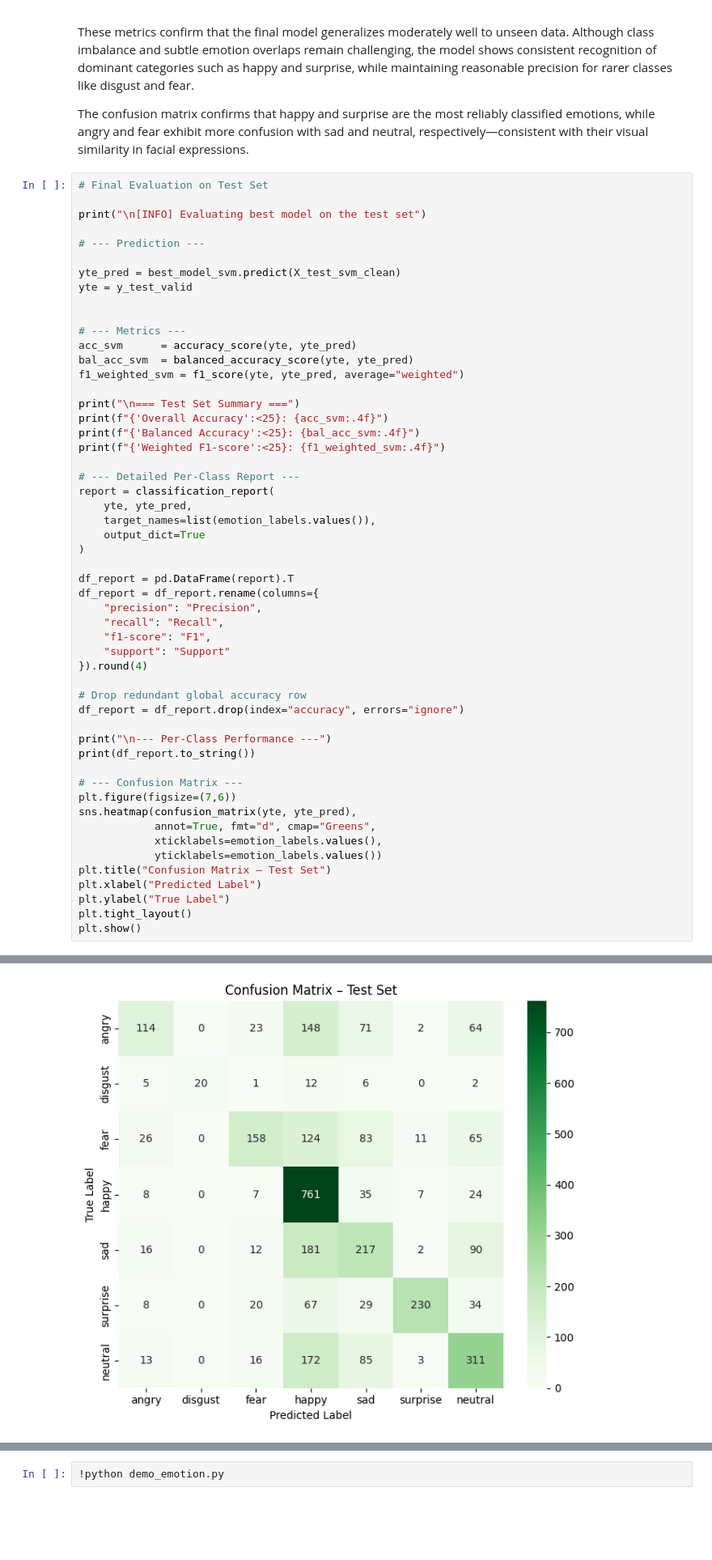
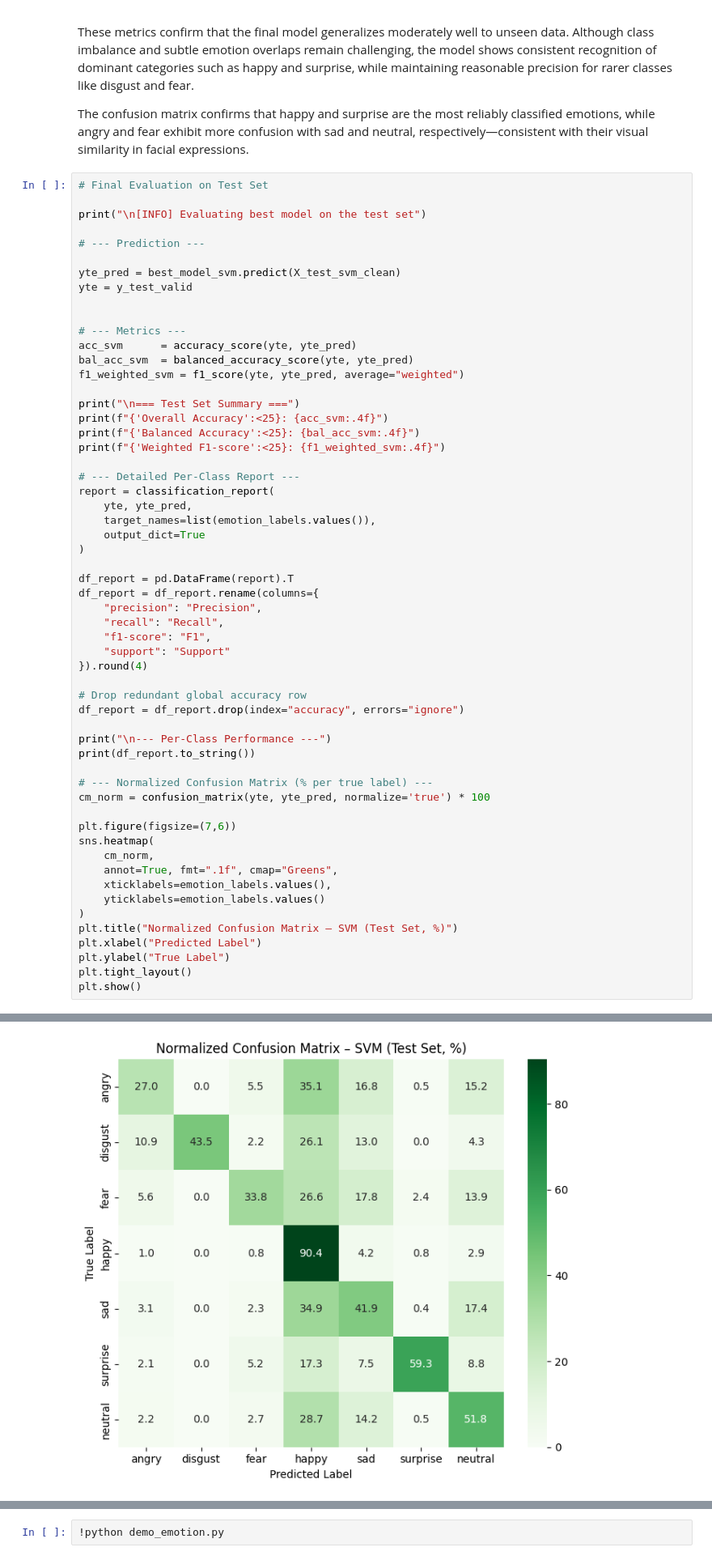
Before and after one commit to shivunchinniah/ml_emotion_recognition, a Jupyter notebook: 1018_New_emotion_reg.ipynb, the cells around one changed output, grey strips where cells are left out. Shown at 81% size. Cells and saved outputs as stored; diff of their text form; blank space fills up the shorter version.

Commit message:
update Confusion matrix to percentage

```diff
--- a/1018_New_emotion_reg.ipynb
+++ b/1018_New_emotion_reg.ipynb
@@ -2249,40 +2249,44 @@ df_report = df_report.rename(columns={
 # Drop redundant global accuracy row
 df_report = df_report.drop(index="accuracy", errors="ignore")
 
 print("\n--- Per-Class Performance ---")
 print(df_report.to_string())
 
-# --- Confusion Matrix ---
+# --- Normalized Confusion Matrix (% per true label) ---
+cm_norm = confusion_matrix(yte, yte_pred, normalize='true') * 100
+
 plt.figure(figsize=(7,6))
-sns.heatmap(confusion_matrix(yte, yte_pred),
-            annot=True, fmt="d", cmap="Greens",
-            xticklabels=emotion_labels.values(),
-            yticklabels=emotion_labels.values())
-plt.title("Confusion Matrix – Test Set")
+sns.heatmap(
+    cm_norm,
+    annot=True, fmt=".1f", cmap="Greens",
+    xticklabels=emotion_labels.values(),
+    yticklabels=emotion_labels.values()
+)
+plt.title("Normalized Confusion Matrix – SVM (Test Set, %)")
 plt.xlabel("Predicted Label")
 plt.ylabel("True Label")
 plt.tight_layout()
 plt.show()
 # %% [output]
 [INFO] Evaluating best model on the test set
 
 === Test Set Summary ===
 Overall Accuracy         : 0.5516
 Balanced Accuracy        : 0.4967
 Weighted F1-score        : 0.5351
 
 --- Per-Class Performance ---
               Precision  Recall      F1  Support
 angry            0.6000  0.2701  0.3725    422.0
 disgust          1.0000  0.4348  0.6061     46.0
 fear             0.6667  0.3383  0.4489    467.0
 happy            0.5195  0.9038  0.6597    842.0
 sad              0.4125  0.4189  0.4157    518.0
 surprise         0.9020  0.5928  0.7154    388.0
 neutral          0.5271  0.5183  0.5227    600.0
 macro avg        0.6611  0.4967  0.5344   3283.0
 weighted avg     0.5872  0.5516  0.5351   3283.0
-[figure, old version]
+[figure, new version]
 # %% [markdown]
 ### Visualization
 
```
Also changed, not shown: parts of 3 cells of this notebook.
